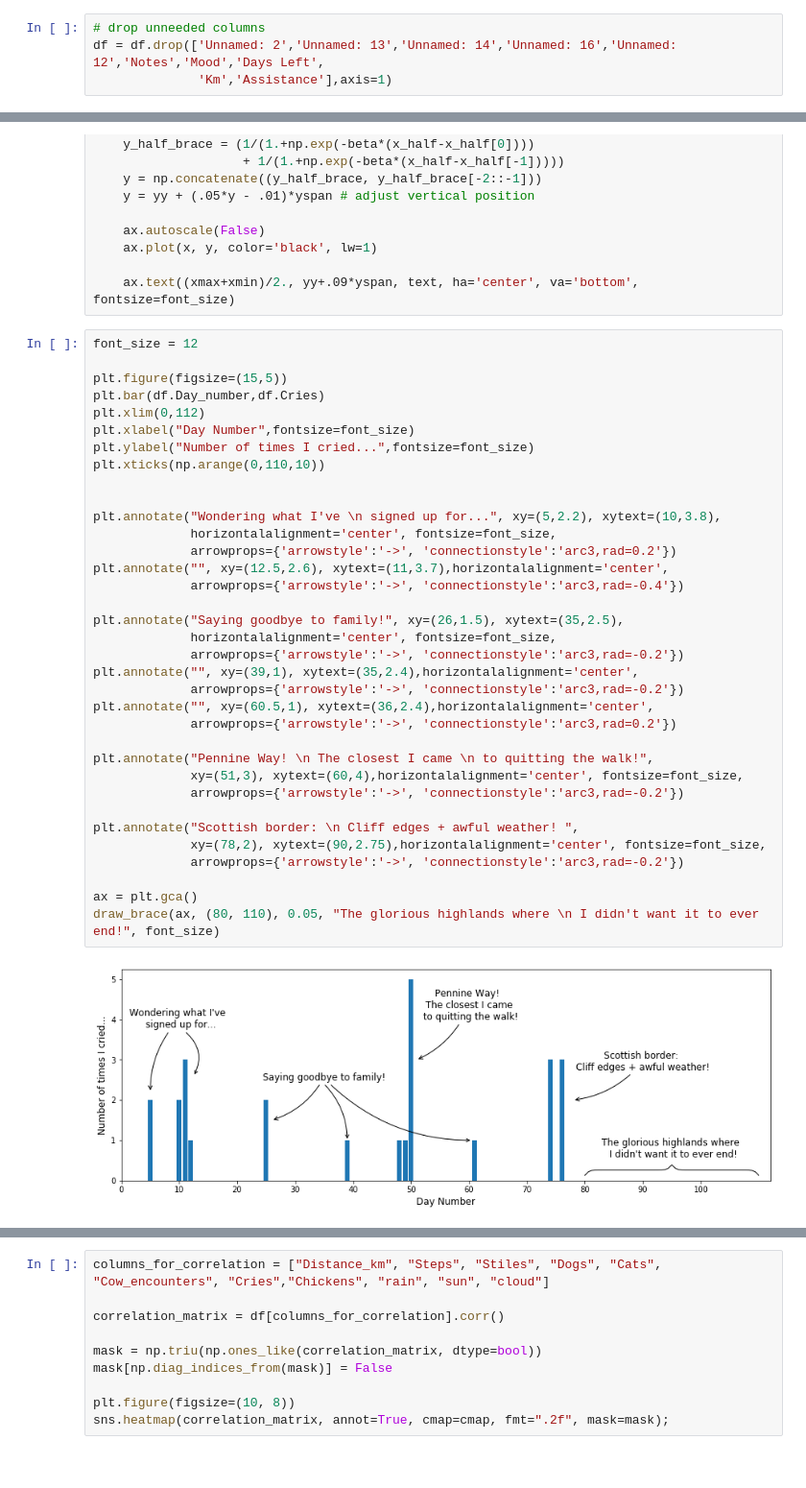
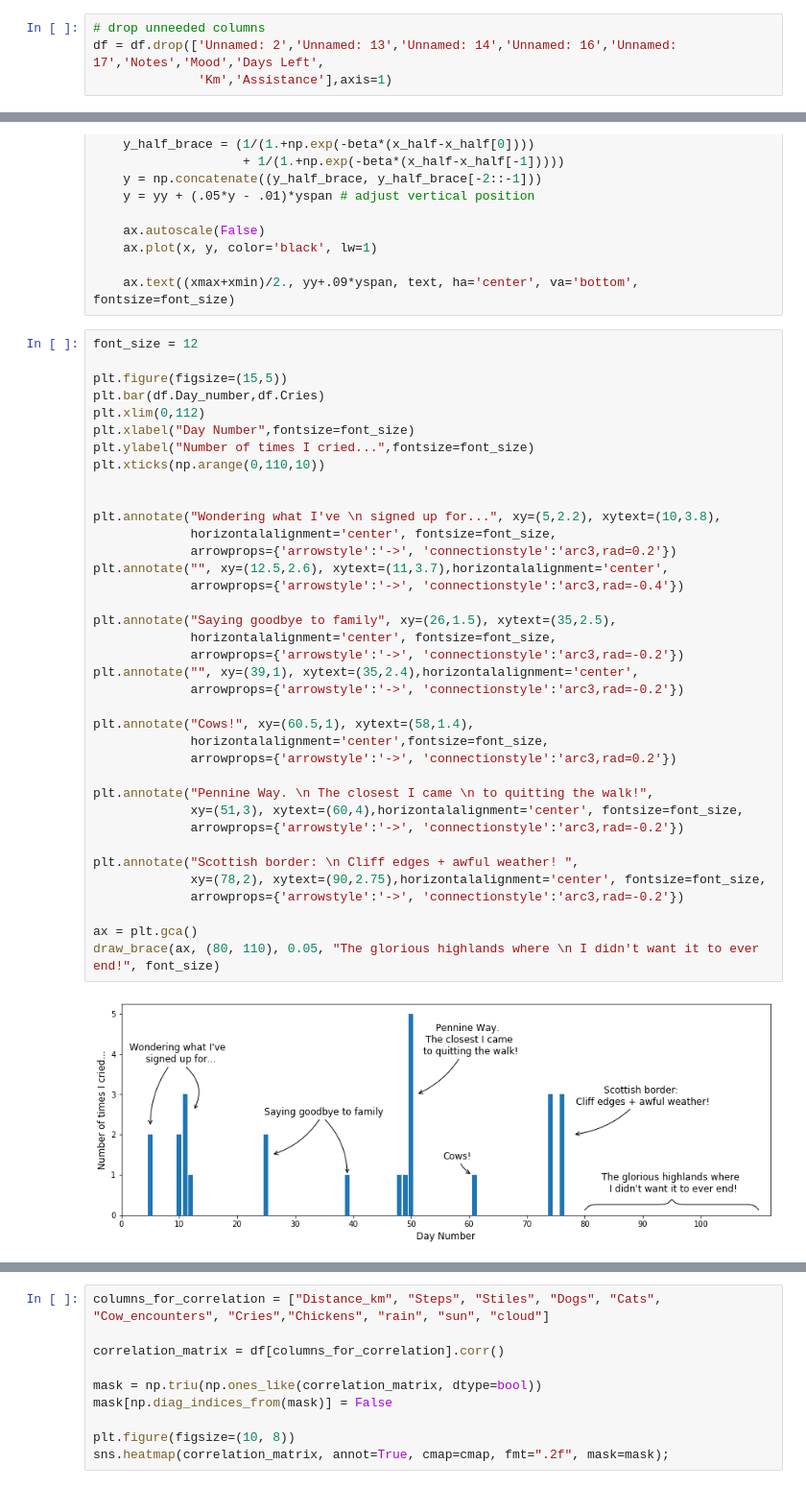
Before and after one commit to EmmaKLofthouse/LEJOG, a Jupyter notebook: lejog.ipynb, the cells around one changed output, grey strips where cells are left out. Shown at 96% size. Cells and saved outputs as stored; diff of their text form.

```diff
--- a/lejog.ipynb
+++ b/lejog.ipynb
@@ -74,7 +78,7 @@ Index(['Day', 'Days Left', 'Unnamed: 2', 'Date', 'Day.1', 'Start', 'End',
       dtype='object')
 # %%
 # drop unneeded columns
-df = df.drop(['Unnamed: 2','Unnamed: 13','Unnamed: 14','Unnamed: 16','Unnamed: 12','Notes','Mood','Days Left',
+df = df.drop(['Unnamed: 2','Unnamed: 13','Unnamed: 14','Unnamed: 16','Unnamed: 17','Notes','Mood','Days Left',
               'Km','Assistance'],axis=1)
 # %%
 # rename columns into more useful names
@@ -244,37 +243,39 @@ font_size = 12
 plt.figure(figsize=(15,5))
 plt.bar(df.Day_number,df.Cries)
 plt.xlim(0,112)
 plt.xlabel("Day Number",fontsize=font_size)
 plt.ylabel("Number of times I cried...",fontsize=font_size)
 plt.xticks(np.arange(0,110,10))
 
 
 plt.annotate("Wondering what I've \n signed up for...", xy=(5,2.2), xytext=(10,3.8),
              horizontalalignment='center', fontsize=font_size,
              arrowprops={'arrowstyle':'->', 'connectionstyle':'arc3,rad=0.2'})
 plt.annotate("", xy=(12.5,2.6), xytext=(11,3.7),horizontalalignment='center',
              arrowprops={'arrowstyle':'->', 'connectionstyle':'arc3,rad=-0.4'})
 
-plt.annotate("Saying goodbye to family!", xy=(26,1.5), xytext=(35,2.5),
+plt.annotate("Saying goodbye to family", xy=(26,1.5), xytext=(35,2.5),
              horizontalalignment='center', fontsize=font_size,
              arrowprops={'arrowstyle':'->', 'connectionstyle':'arc3,rad=-0.2'})
 plt.annotate("", xy=(39,1), xytext=(35,2.4),horizontalalignment='center',
              arrowprops={'arrowstyle':'->', 'connectionstyle':'arc3,rad=-0.2'})
-plt.annotate("", xy=(60.5,1), xytext=(36,2.4),horizontalalignment='center',
+
+plt.annotate("Cows!", xy=(60.5,1), xytext=(58,1.4),
+             horizontalalignment='center',fontsize=font_size,
              arrowprops={'arrowstyle':'->', 'connectionstyle':'arc3,rad=0.2'})
 
-plt.annotate("Pennine Way! \n The closest I came \n to quitting the walk!",
+plt.annotate("Pennine Way. \n The closest I came \n to quitting the walk!",
              xy=(51,3), xytext=(60,4),horizontalalignment='center', fontsize=font_size,
              arrowprops={'arrowstyle':'->', 'connectionstyle':'arc3,rad=-0.2'})
 
 plt.annotate("Scottish border: \n Cliff edges + awful weather! ",
              xy=(78,2), xytext=(90,2.75),horizontalalignment='center', fontsize=font_size,
              arrowprops={'arrowstyle':'->', 'connectionstyle':'arc3,rad=-0.2'})
 
 ax = plt.gca()
 draw_brace(ax, (80, 110), 0.05, "The glorious highlands where \n I didn't want it to ever end!", font_size)
 # %% [output]
-[figure, old version]
+[figure, new version]
 # %%
 columns_for_correlation = ["Distance_km", "Steps", "Stiles", "Dogs", "Cats", "Cow_encounters", "Cries","Chickens",
                            "rain", "sun", "cloud"]
```
Also changed, not shown: parts of 26 cells of this notebook, 1 other file.
